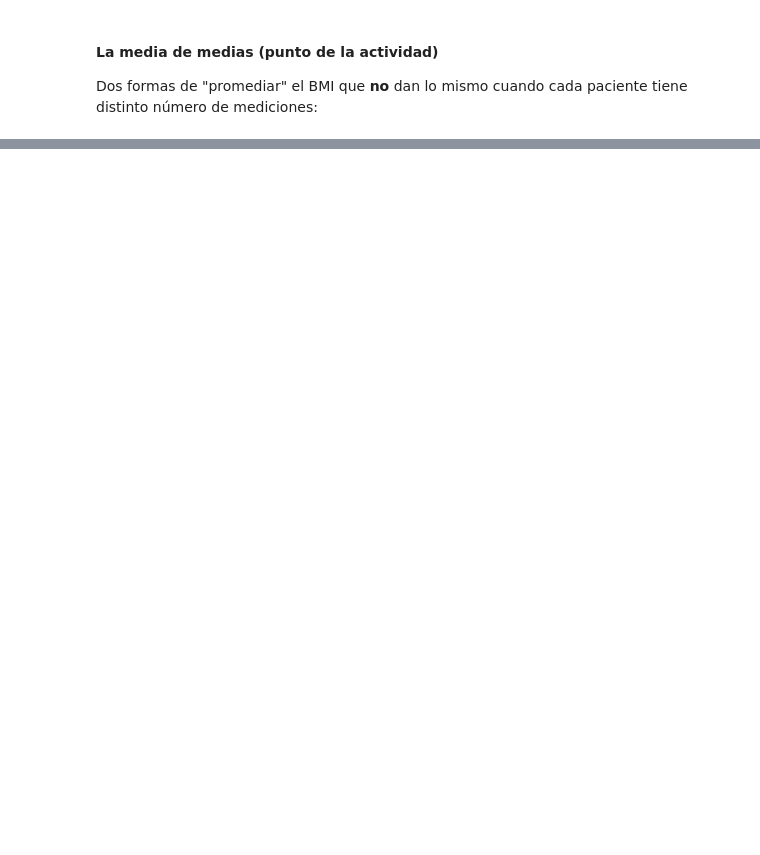
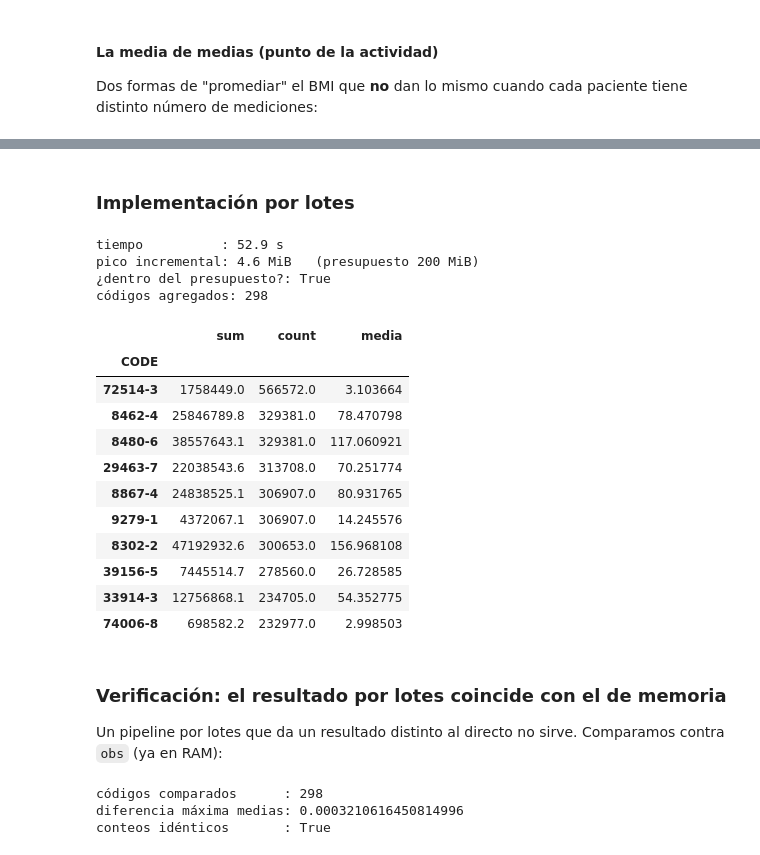
Before and after one commit to martinruhle/curso-ciencia-datos-2027-1, a Jupyter notebook: lab02/analisis_pacientes.ipynb, the cells around one changed output, grey strips where cells are left out. Saved outputs shown, nothing was run; the diff lists cells and outputs as text; code cells hidden in the pictures; blank space fills up the shorter version.

```diff
--- a/lab02/analisis_pacientes.ipynb
+++ b/lab02/analisis_pacientes.ipynb
@@ -670,0 +938,78 @@ media de medias por paciente       : 31.9
+# %%
+import time, gc, os, tracemalloc
+import psutil
+from memory_profiler import memory_usage
+
+proc = psutil.Process(os.getpid())
+def rss_mib():
+    return proc.memory_info().rss / (1024**2)
+
+def medir(fn):
+    """Ejecuta fn() y devuelve (resultado, segundos, pico RSS incremental en MiB)."""
+    gc.collect()
+    base = rss_mib()
+    caja = {}
+    def _run():
+        caja['res'] = fn()
+    t0 = time.perf_counter()
+    pico = memory_usage((_run, (), {}), max_usage=True, interval=0.05)
+    seg = time.perf_counter() - t0
+    return caja['res'], seg, pico - base
+# %% [markdown]
+### Implementación por lotes
+# %%
+PRESUPUESTO_MIB = 200
+CHUNK = 250_000          # filas por bloque; es la perilla que controla el pico
+
+def agregar_por_codigo(path, chunksize=CHUNK):
+    """Media y conteo de VALUE por CODE, recorriendo el CSV por bloques."""
+    total = None
+    for bloque in pd.read_csv(path, usecols=['CODE','VALUE','TYPE'], chunksize=chunksize):
+        # solo los valores numéricos (TYPE es el ground truth de Synthea)
+        v = pd.to_numeric(bloque['VALUE'].where(bloque['TYPE'].eq('numeric')),
+                          errors='coerce')
+        g = v.groupby(bloque['CODE'], observed=True).agg(['sum','count'])
+        # acumulación aditiva; add() alinea índices y rellena códigos nuevos
+        total = g if total is None else total.add(g, fill_value=0)
+    total['media'] = total['sum'] / total['count']
+    return total
+
+res7, seg7, pico7 = medir(lambda: agregar_por_codigo(DATA/'observations.csv'))
+
+print(f'tiempo          : {seg7:.1f} s')
+print(f'pico incremental: {pico7:.1f} MiB   (presupuesto {PRESUPUESTO_MIB} MiB)')
+print(f'¿dentro del presupuesto?: {pico7 < PRESUPUESTO_MIB}')
+print(f'códigos agregados: {len(res7)}')
+res7.sort_values('count', ascending=False).head(10)
+# %% [output]
+tiempo          : 52.9 s
+pico incremental: 4.6 MiB   (presupuesto 200 MiB)
+¿dentro del presupuesto?: True
+códigos agregados: 298
+|  | sum | count | media |
+| CODE |  |  |  |
+| 72514-3 | 1758449.0 | 566572.0 | 3.103664 |
+| 8462-4 | 25846789.8 | 329381.0 | 78.470798 |
+| 8480-6 | 38557643.1 | 329381.0 | 117.060921 |
+| 29463-7 | 22038543.6 | 313708.0 | 70.251774 |
+| 8867-4 | 24838525.1 | 306907.0 | 80.931765 |
+| 9279-1 | 4372067.1 | 306907.0 | 14.245576 |
+| 8302-2 | 47192932.6 | 300653.0 | 156.968108 |
+| 39156-5 | 7445514.7 | 278560.0 | 26.728585 |
+| 33914-3 | 12756868.1 | 234705.0 | 54.352775 |
+| 74006-8 | 698582.2 | 232977.0 | 2.998503 |
+# %% [markdown]
+### Verificación: el resultado por lotes coincide con el de memoria
+Un pipeline por lotes que da un resultado distinto al directo no sirve. Comparamos contra `obs` (ya en RAM):
+# %%
+ref = obs.groupby('CODE', observed=True)['VALUE_num'].agg(['count','mean'])
+chk7 = res7[['count','media']].join(ref, how='outer', rsuffix='_ref')
+chk7['dif_media'] = (chk7['media'] - chk7['mean']).abs()
+
+print('códigos comparados      :', len(chk7))
+print('diferencia máxima medias:', chk7['dif_media'].max())
+print('conteos idénticos       :', (chk7['count'] == chk7['count_ref']).all())
+# %% [output]
+códigos comparados      : 298
+diferencia máxima medias: 0.0003210616450814996
+conteos idénticos       : True
```
Also changed, not shown: parts of 75 cells of this notebook.
